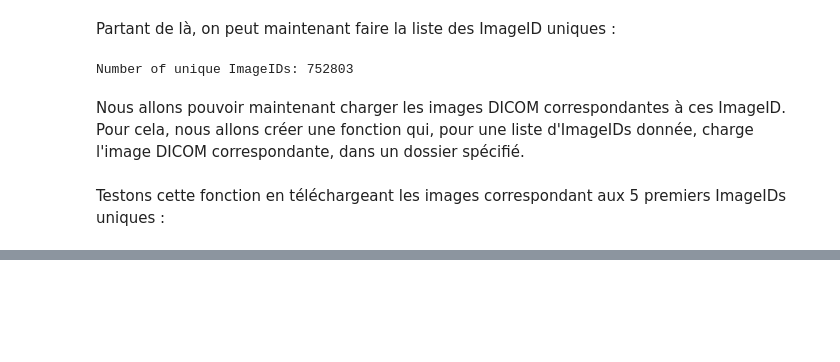
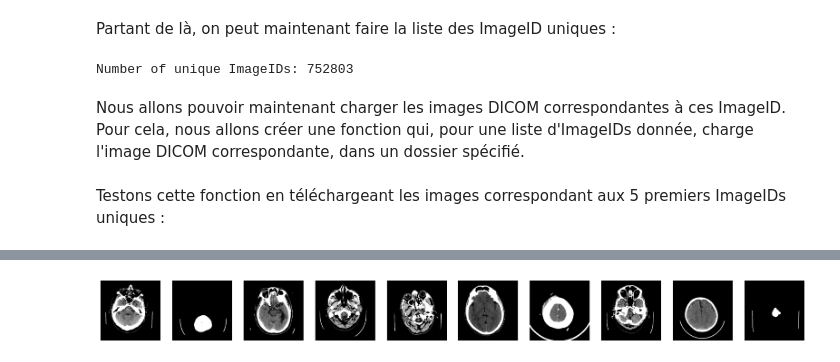
Before and after one commit to tomboulier/diffusion_models_tuto, a Jupyter notebook: notebooks/Kaggle_RSNA_intracranial_hemorrhage.ipynb, the cells around one changed output, grey strips where cells are left out. Cells and saved outputs as stored; diff of their text form; code cells hidden in the pictures; blank space fills up the shorter version.

Commit message:
feat: train diffusion model on Kaggle's RSNA ICH detection competition

```diff
--- a/notebooks/Kaggle_RSNA_intracranial_hemorrhage.ipynb
+++ b/notebooks/Kaggle_RSNA_intracranial_hemorrhage.ipynb
@@ -179,0 +296,22 @@ visualize_image(first_5_image_ids[0])
+# %%
+# Charge tous les DICOM, window "brain", normalise [0,1], => tf.data.Dataset
+from pathlib import Path
+import numpy as np
+import pydicom
+import tensorflow as tf
+
+WL, WW = 40.0, 80.0  # brain: level=40, width=80
+
+def _load_norm(p: Path) -> np.ndarray:
+    ds = pydicom.dcmread(str(p))
+    hu = ds.pixel_array.astype(np.float32) * float(getattr(ds, "RescaleSlope", 1.0)) + float(getattr(ds, "RescaleIntercept", 0.0))
+    vmin, vmax = WL - WW/2.0, WL + WW/2.0
+    return np.clip((hu - vmin) / WW, 0.0, 1.0)  # (H,W) in [0,1]
+
+paths = sorted(Path(DATA_DIRECTORY).glob("ID_*.dcm"))
+images = np.stack([_load_norm(p) for p in paths], dtype=np.float32)[..., None]  # (N,H,W,1)
+
+tf_dataset = tf.data.Dataset.from_tensor_slices(images)
+
+print("Nombre d'images :", len(tf_dataset))
+print("Dimension des tenseurs dans le dataset :", tf_dataset.element_spec)
@@ -179,0 +323,7 @@ visualize_image(first_5_image_ids[0])
+# %%
+from utils import display, sample_batch
+
+train_sample = sample_batch(tf_dataset.batch(10))  # batch éphémère
+display(train_sample, n=10, cmap="gray")
+# %% [output]
+[figure, added]
```
Also changed, not shown: parts of 16 cells of this notebook.
